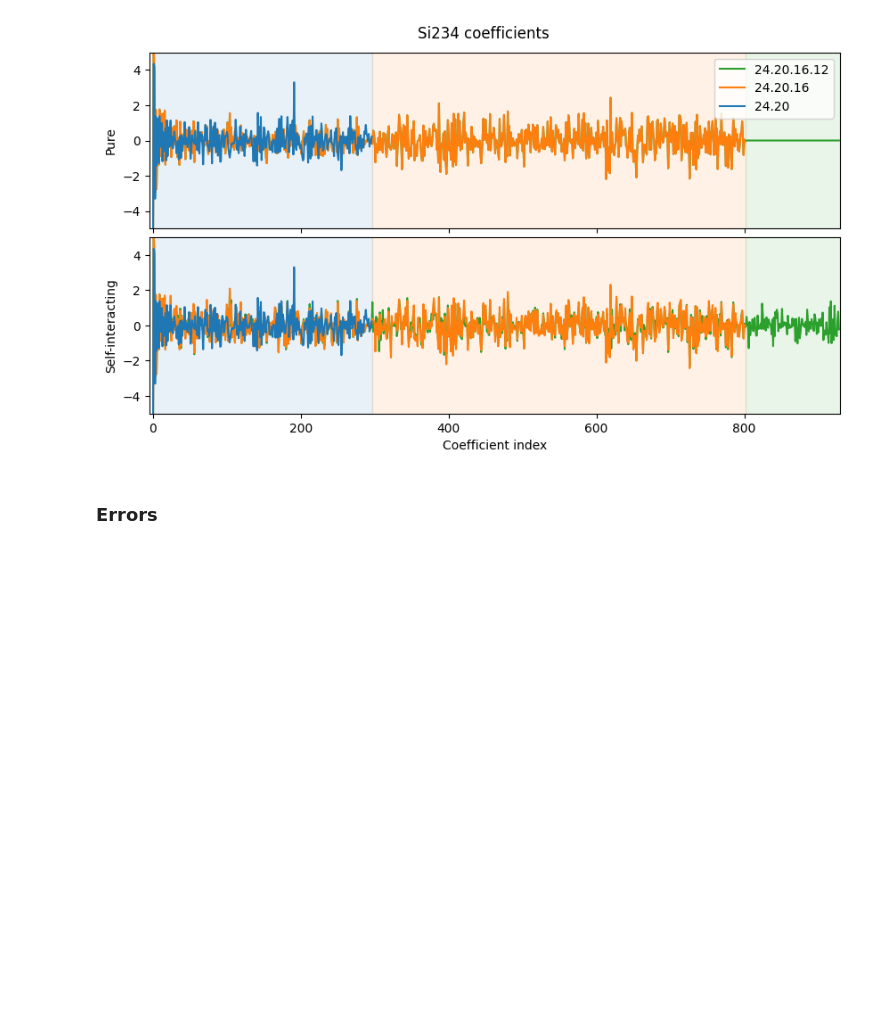
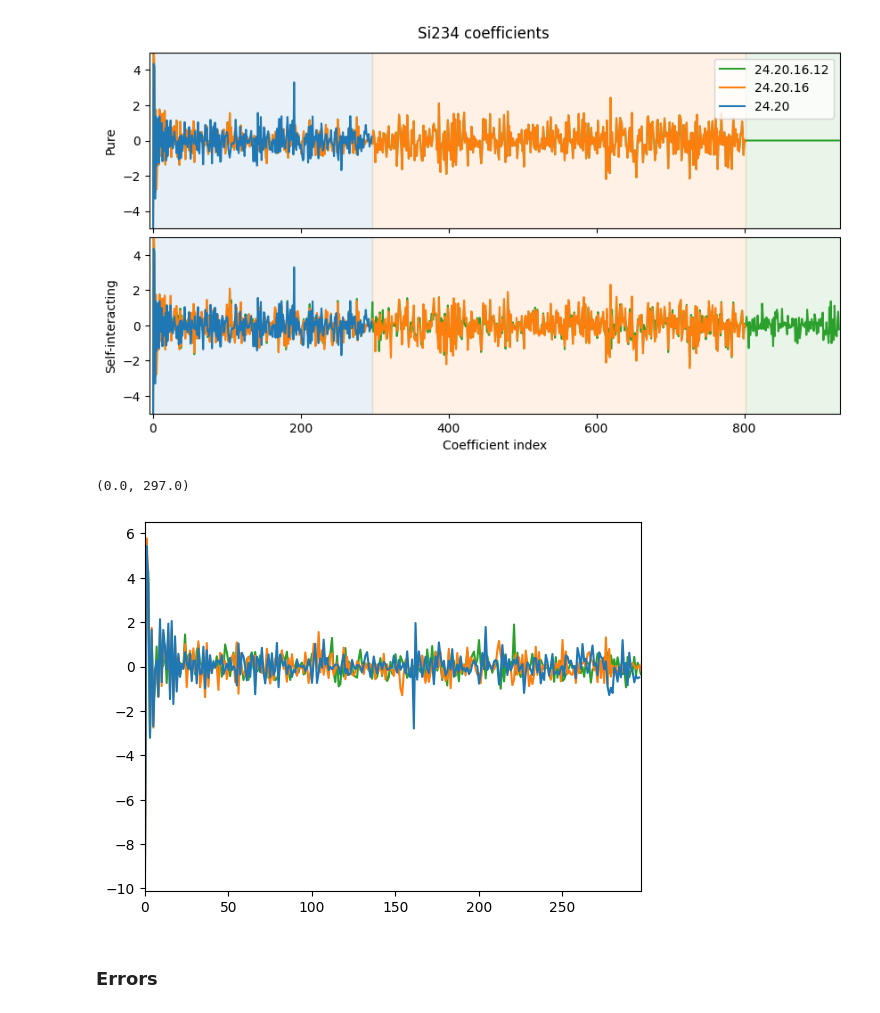
Before and after one commit to apolmiguel/aceconverge2025, a Jupyter notebook: plots_response.ipynb, the cells around one changed output. Cells and saved outputs as stored; diff of their text form; code cells hidden in the pictures; blank space fills up the shorter version.

```diff
--- a/plots_response.ipynb
+++ b/plots_response.ipynb
@@ -324,6 +331,18 @@ ax[1].set_xlabel('Coefficient index')
 # %% [output]
 Text(0.5, 0, 'Coefficient index')
 [figure]
+# %%
+a = coeffs_pure['Si23'][0]
+b = coeffs_pure['Si234'][1]
+c = coeffs_pure['Si2345'][2]
+
+plt.plot(c, color='C2')
+plt.plot(b, color='C1')
+plt.plot(a, color='C0')
+plt.xlim(0,297)
+# %% [output]
+(0.0, 297.0)
+[figure, added]
 # %%
 # plt.plot(np.array(coeffs_pure['Si234'][1][297:802]) - np.array(coeffs_pure['Si234'][2][297:802]))
 # %% [markdown]
```
Also changed, not shown: parts of 1 cell of this notebook, 33 other files.
